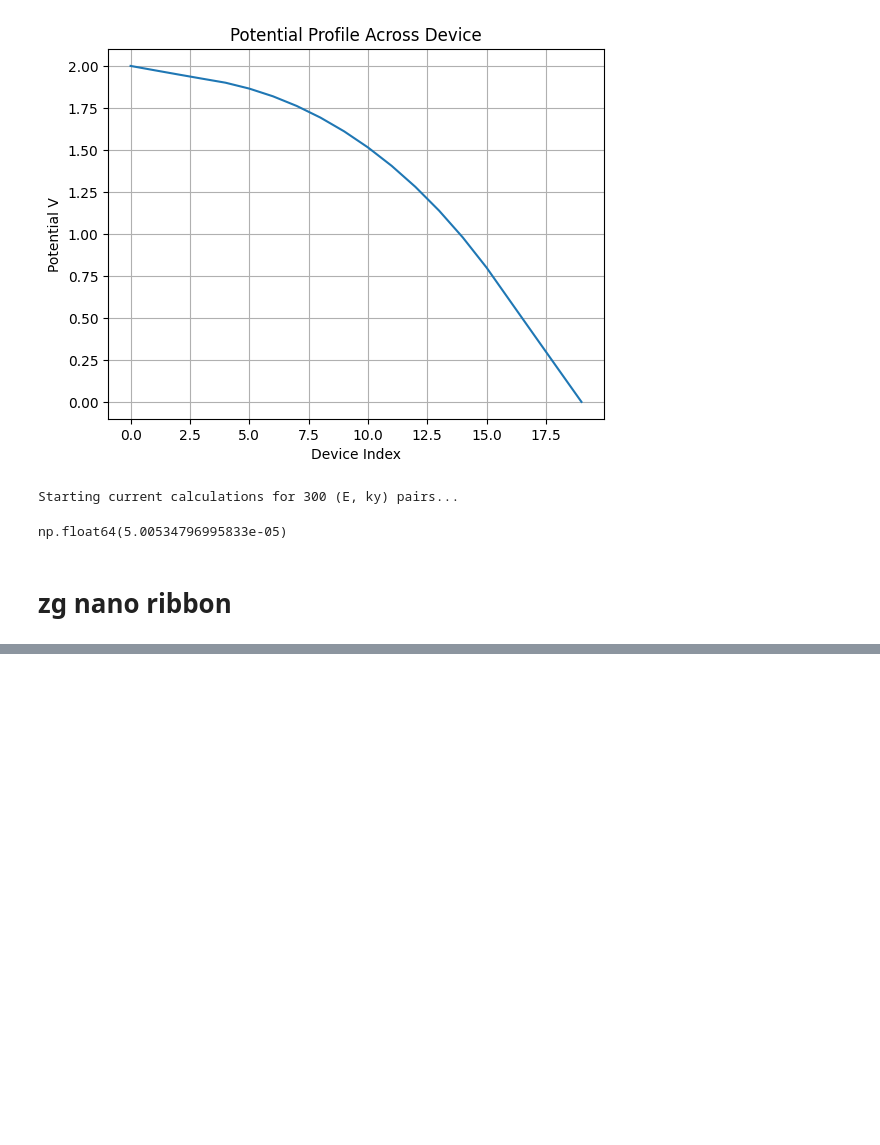
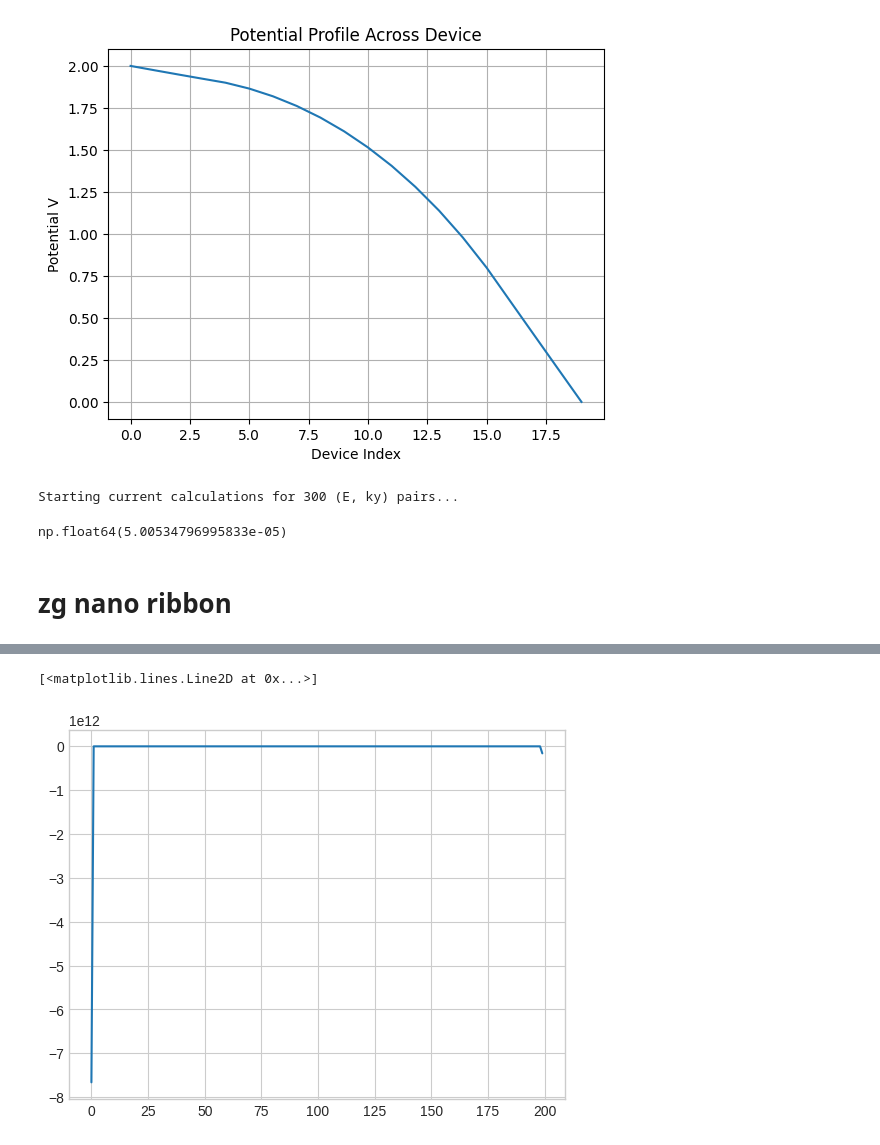
Before and after one commit to nandandiwan/transistorNEGF, a Jupyter notebook: src/test_systems/test.ipynb, the cells around one changed output, grey strips where cells are left out. Drawn from its saved outputs; the diff is of its cells as text; code cells hidden in the pictures; blank space fills up the shorter version.

```diff
--- a/src/test_systems/test.ipynb
+++ b/src/test_systems/test.ipynb
@@ -1686,3 +1709,9 @@ plt.show()
+# %%
+charge_density
+plt.plot(charge_density)
+# %% [output]
+[<matplotlib.lines.Line2D at 0x...>]
+[figure, added]
 # %%
 # 1. Quasi-Fermi level from solve_quasi_fermi_levels
 Ec_guess = -2.0  # conduction band edge reference
```
Also changed, not shown: parts of 4 cells of this notebook, 4 other files.
